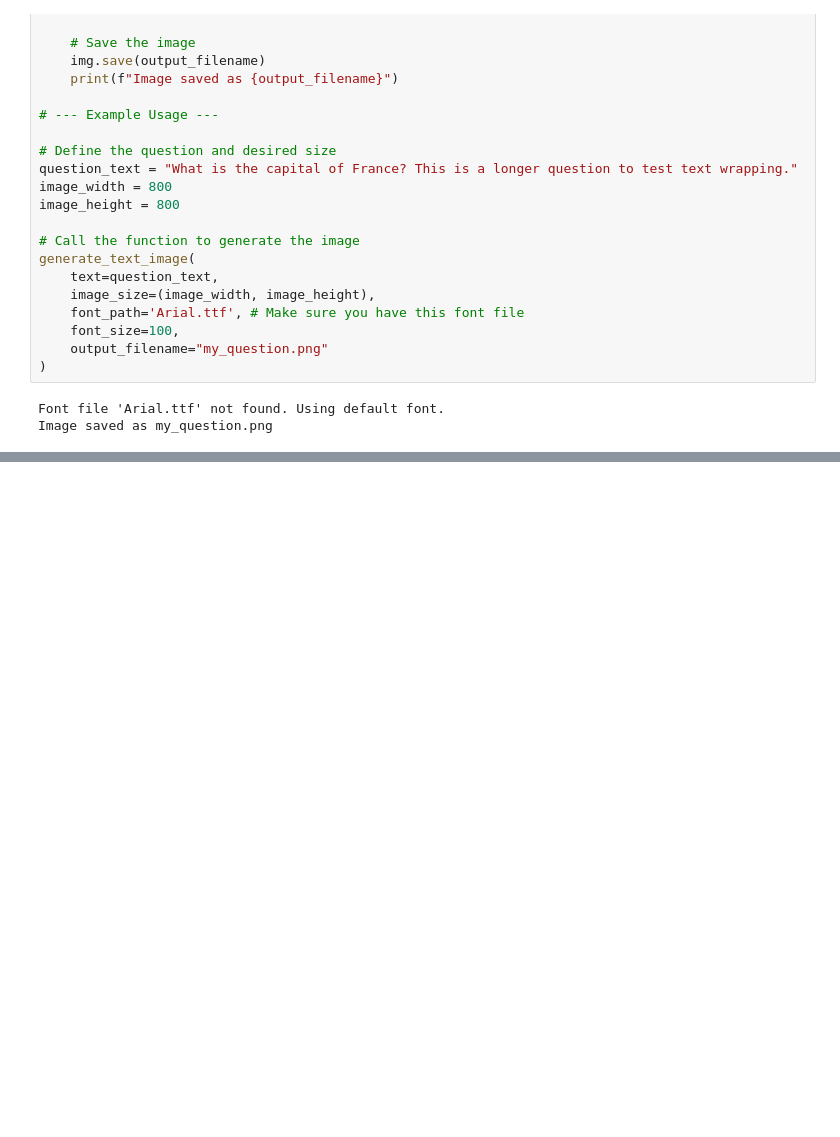
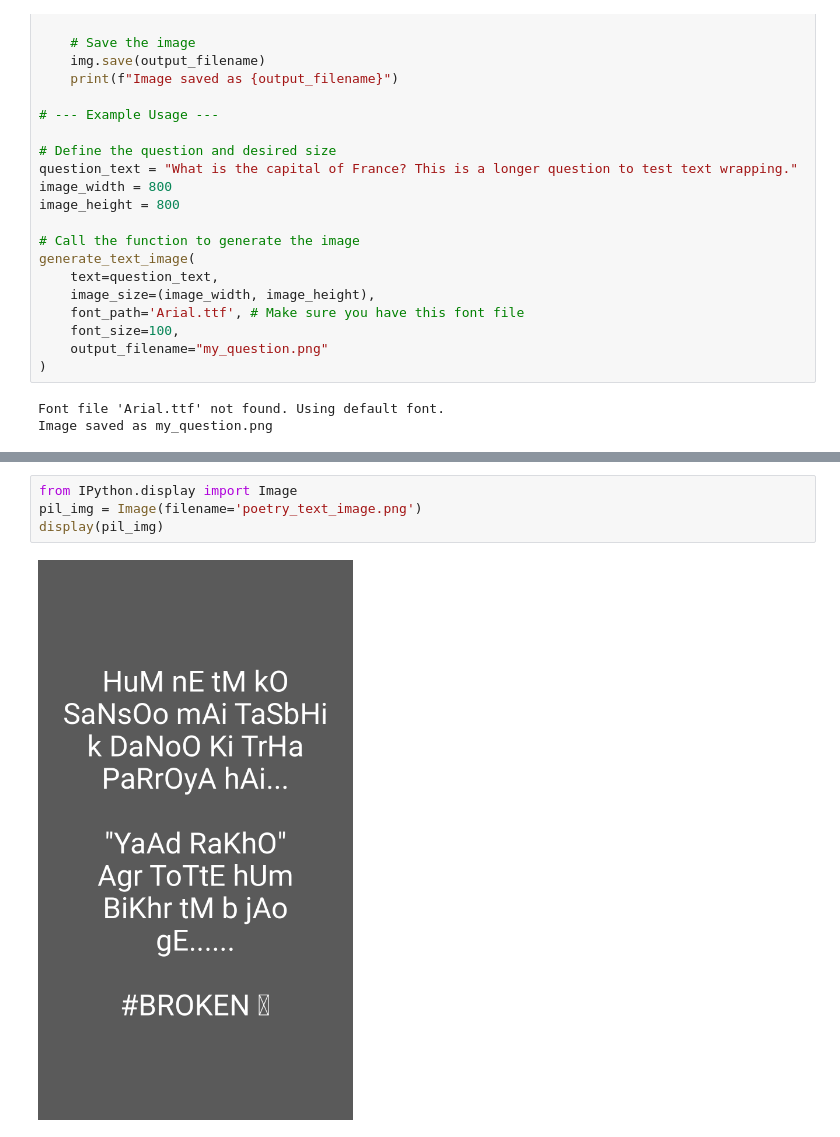
Before and after one commit to maniram-yadav/langchain-projects, a Jupyter notebook: image/textimage.ipynb, the cells around one changed output, grey strips where cells are left out. Saved outputs shown, nothing was run; the diff lists cells and outputs as text; blank space fills up the shorter version.

```diff
--- a/image/textimage.ipynb
+++ b/image/textimage.ipynb
@@ -127,3 +129,9 @@ img.save("poetry_text_image.png", quality=95)
 print("Image generated: poetry_text_image.png")
 # %% [output]
 Image generated: poetry_text_image.png
+# %%
+from IPython.display import Image
+pil_img = Image(filename='poetry_text_image.png')
+display(pil_img)
+# %% [output]
+[figure, added]
```
Also changed, not shown: parts of 3 cells of this notebook, 4 other files.
